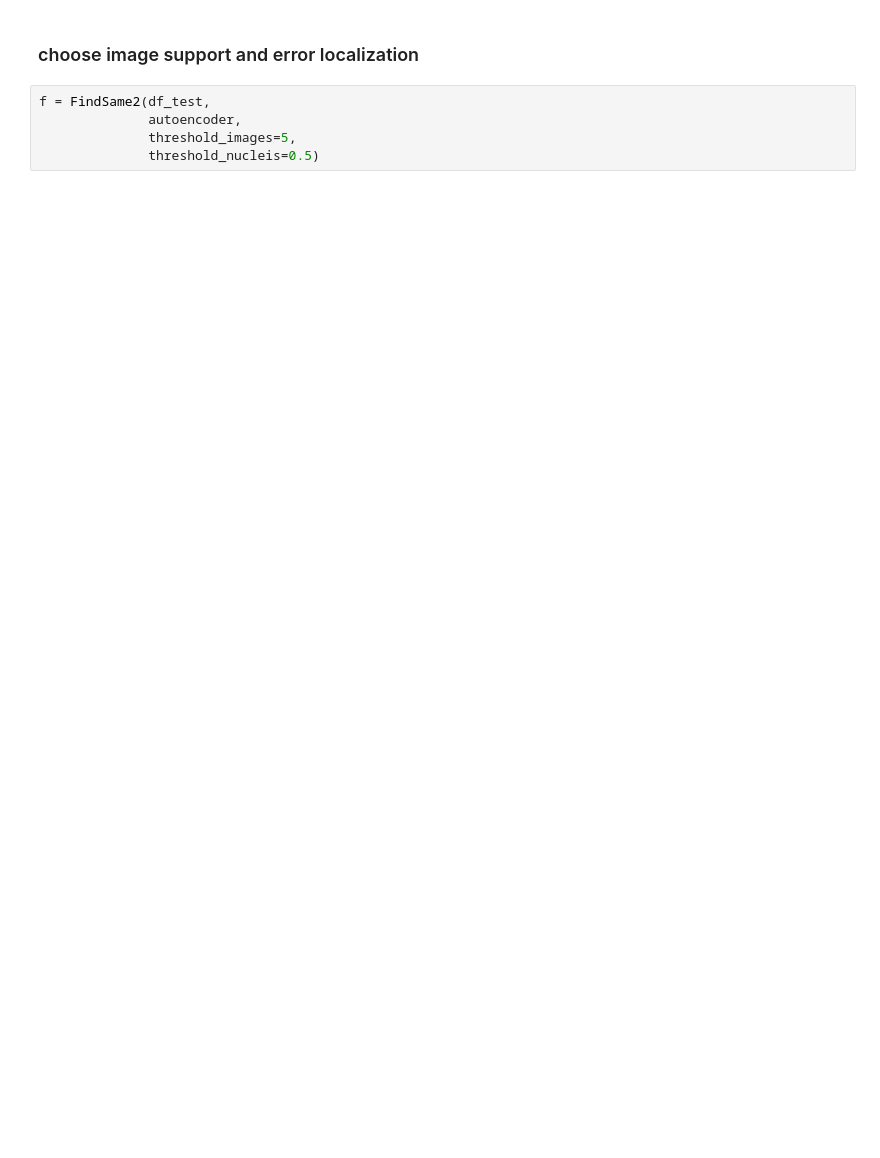
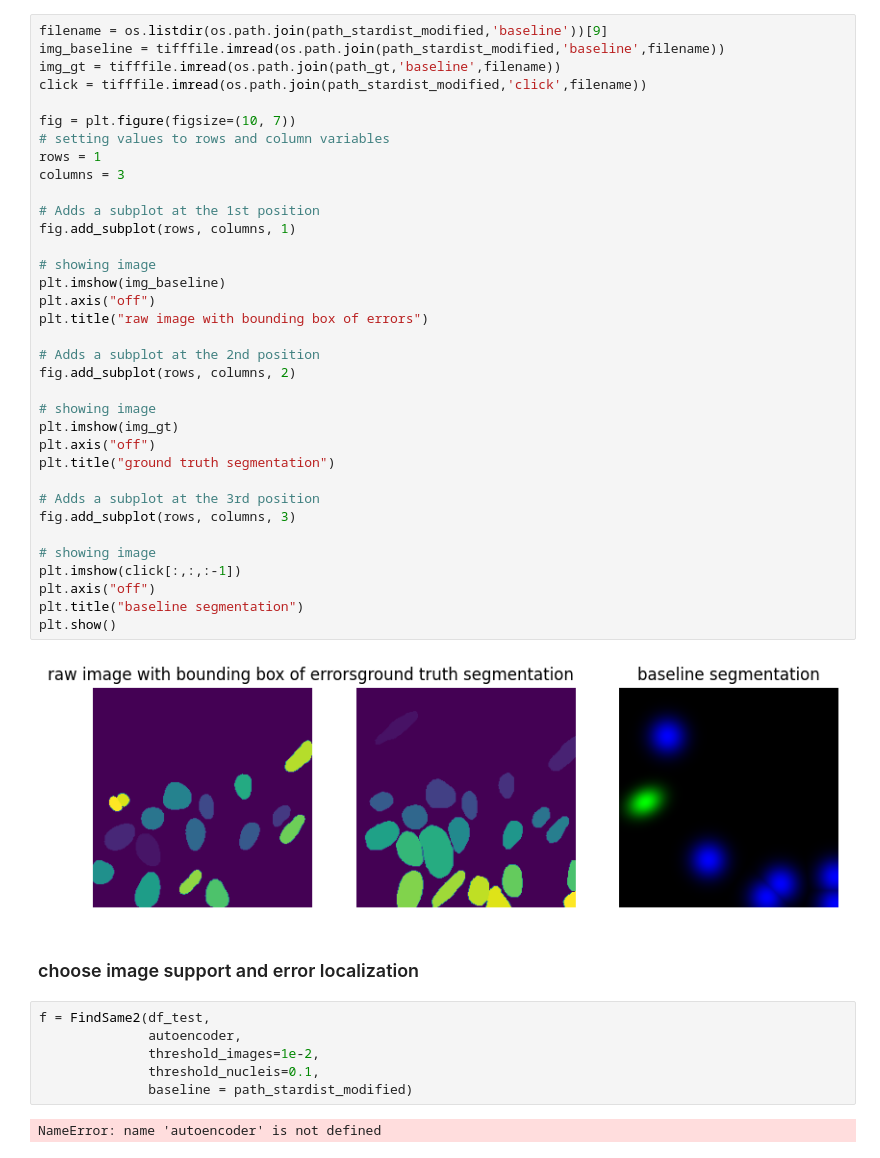
Before and after one commit to antoinehabis/Nuclei-Click, a Jupyter notebook: train_autoencoder.ipynb, the cells around one changed output. Drawn from its saved outputs; the diff is of its cells as text; blank space fills up the shorter version.

```diff
--- a/train_autoencoder.ipynb
+++ b/train_autoencoder.ipynb
@@ -53,8 +121,48 @@ Clipping input data to the valid range for imshow with RGB data ([0..1] for floa
+# %%
+filename = os.listdir(os.path.join(path_stardist_modified,'baseline'))[9]
+img_baseline = tifffile.imread(os.path.join(path_stardist_modified,'baseline',filename))
+img_gt = tifffile.imread(os.path.join(path_gt,'baseline',filename))
+click = tifffile.imread(os.path.join(path_stardist_modified,'click',filename))
+
+fig = plt.figure(figsize=(10, 7))
+# setting values to rows and column variables
+rows = 1
+columns = 3
+
+# Adds a subplot at the 1st position
+fig.add_subplot(rows, columns, 1)
+
+# showing image
+plt.imshow(img_baseline)
+plt.axis("off")
+plt.title("raw image with bounding box of errors")
+
+# Adds a subplot at the 2nd position
+fig.add_subplot(rows, columns, 2)
+
+# showing image
+plt.imshow(img_gt)
+plt.axis("off")
+plt.title("ground truth segmentation")
+
+# Adds a subplot at the 3rd position
+fig.add_subplot(rows, columns, 3)
+
+# showing image
+plt.imshow(click[:,:,:-1])
+plt.axis("off")
+plt.title("baseline segmentation")
+plt.show()
+# %% [output]
+[figure, added]
 # %% [markdown]
 ### choose image support and error localization
 # %%
 f = FindSame2(df_test,
               autoencoder,
-              threshold_images=5,
-              threshold_nucleis=0.5)
+              threshold_images=1e-2,
+              threshold_nucleis=0.1,
+              baseline = path_stardist_modified)
+# %% [output]
+NameError: name 'autoencoder' is not defined
 # %%
```
Also changed, not shown: parts of 16 cells of this notebook, 56 other files.
